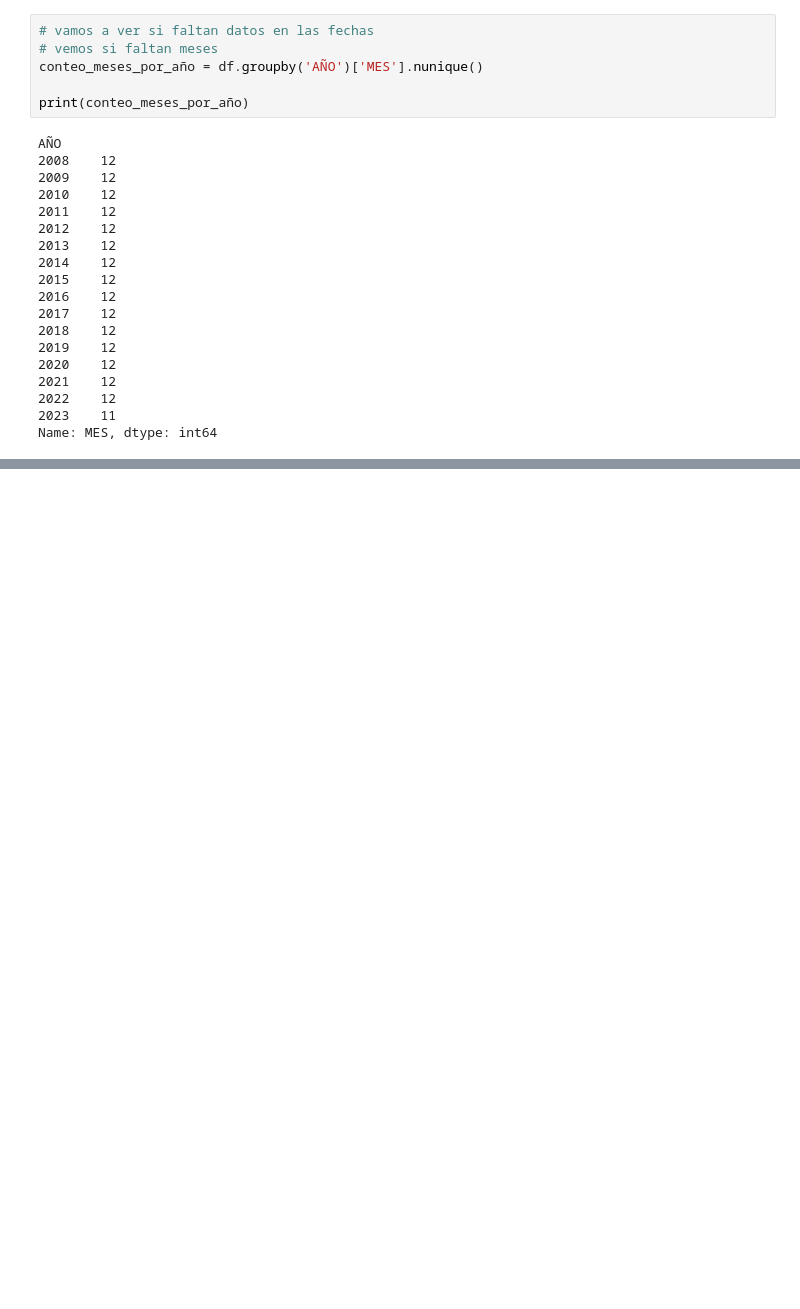
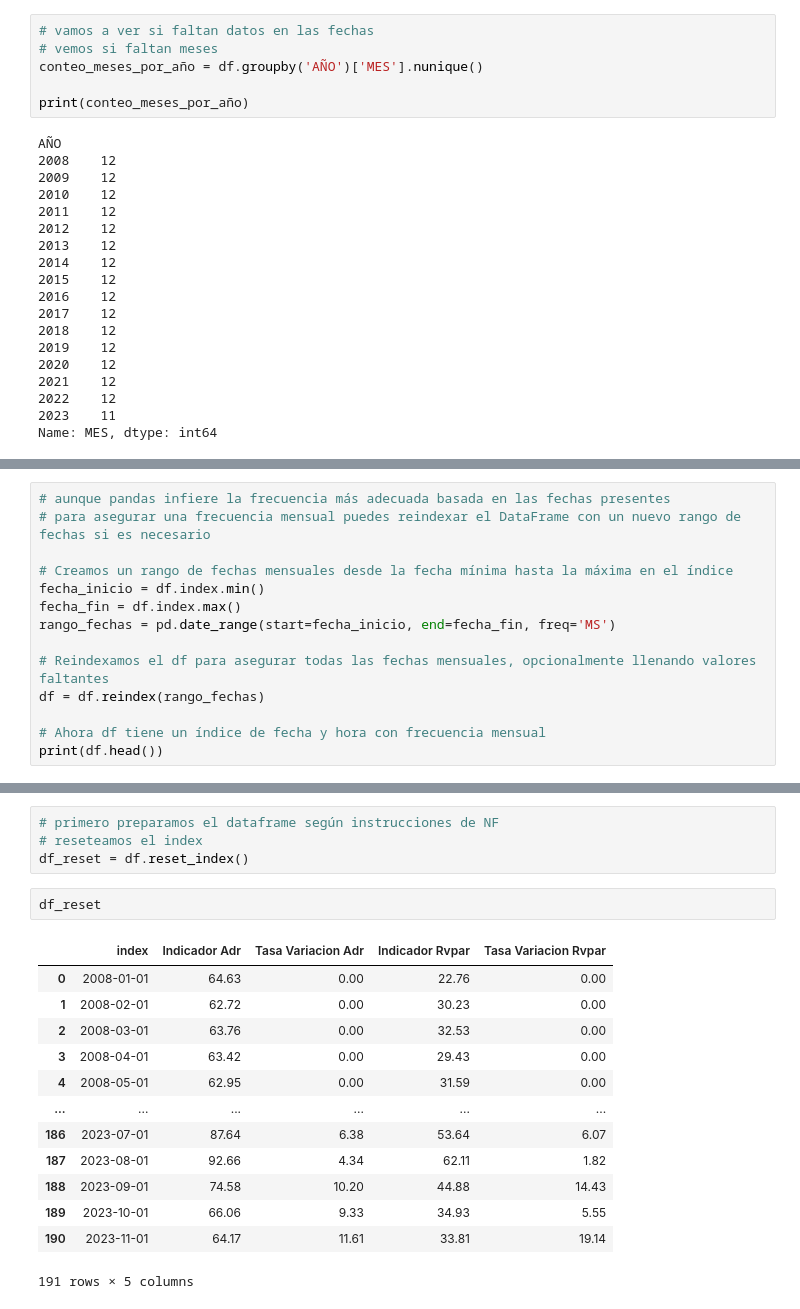
Before and after one commit to b0rjen/cf_ml, a Jupyter notebook: notebooks/irh.ipynb, the cells around one changed output, grey strips where cells are left out. Saved outputs shown, nothing was run; the diff lists cells and outputs as text; blank space fills up the shorter version.

```diff
--- a/notebooks/irh.ipynb
+++ b/notebooks/irh.ipynb
@@ -136,0 +213,14 @@ Name: MES, dtype: int64
+# %%
+# aunque pandas infiere la frecuencia más adecuada basada en las fechas presentes
+# para asegurar una frecuencia mensual puedes reindexar el DataFrame con un nuevo rango de fechas si es necesario
+
+# Creamos un rango de fechas mensuales desde la fecha mínima hasta la máxima en el índice
+fecha_inicio = df.index.min()
+fecha_fin = df.index.max()
+rango_fechas = pd.date_range(start=fecha_inicio, end=fecha_fin, freq='MS')
+
+# Reindexamos el df para asegurar todas las fechas mensuales, opcionalmente llenando valores faltantes
+df = df.reindex(rango_fechas)
+
+# Ahora df tiene un índice de fecha y hora con frecuencia mensual
+print(df.head())
@@ -136,0 +321,20 @@ Name: MES, dtype: int64
+# %%
+# primero preparamos el dataframe según instrucciones de NF
+# reseteamos el index
+df_reset = df.reset_index()
+# %%
+df_reset
+# %% [output]
+|  | index | Indicador Adr | Tasa Variacion Adr | Indicador Rvpar | Tasa Variacion Rvpar |
+| 0 | 2008-01-01 | 64.63 | 0.00 | 22.76 | 0.00 |
+| 1 | 2008-02-01 | 62.72 | 0.00 | 30.23 | 0.00 |
+| 2 | 2008-03-01 | 63.76 | 0.00 | 32.53 | 0.00 |
+| 3 | 2008-04-01 | 63.42 | 0.00 | 29.43 | 0.00 |
+| 4 | 2008-05-01 | 62.95 | 0.00 | 31.59 | 0.00 |
+| ... | ... | ... | ... | ... | ... |
+| 186 | 2023-07-01 | 87.64 | 6.38 | 53.64 | 6.07 |
+| 187 | 2023-08-01 | 92.66 | 4.34 | 62.11 | 1.82 |
+| 188 | 2023-09-01 | 74.58 | 10.20 | 44.88 | 14.43 |
+| 189 | 2023-10-01 | 66.06 | 9.33 | 34.93 | 5.55 |
+| 190 | 2023-11-01 | 64.17 | 11.61 | 33.81 | 19.14 |
+191 rows × 5 columns
```
Also changed, not shown: parts of 25 cells of this notebook, 4 other files.
